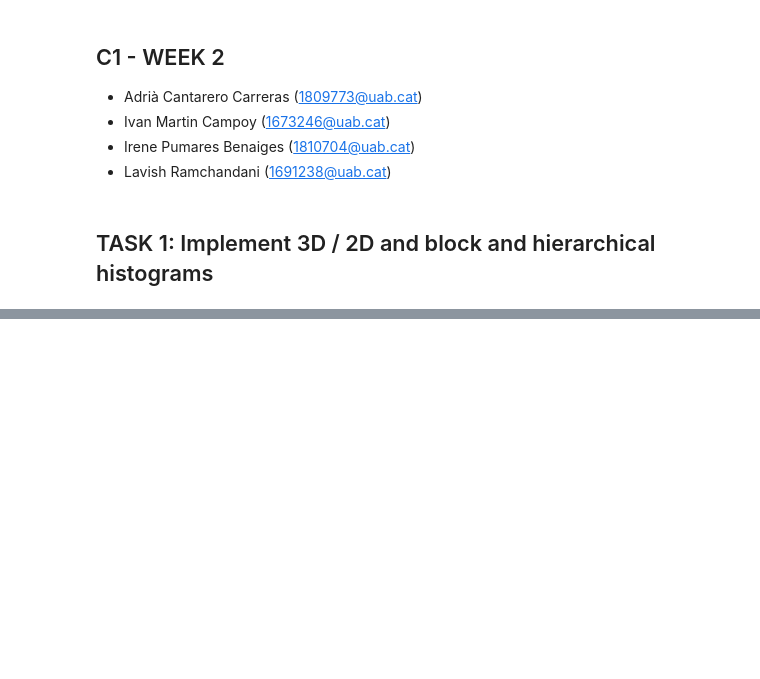
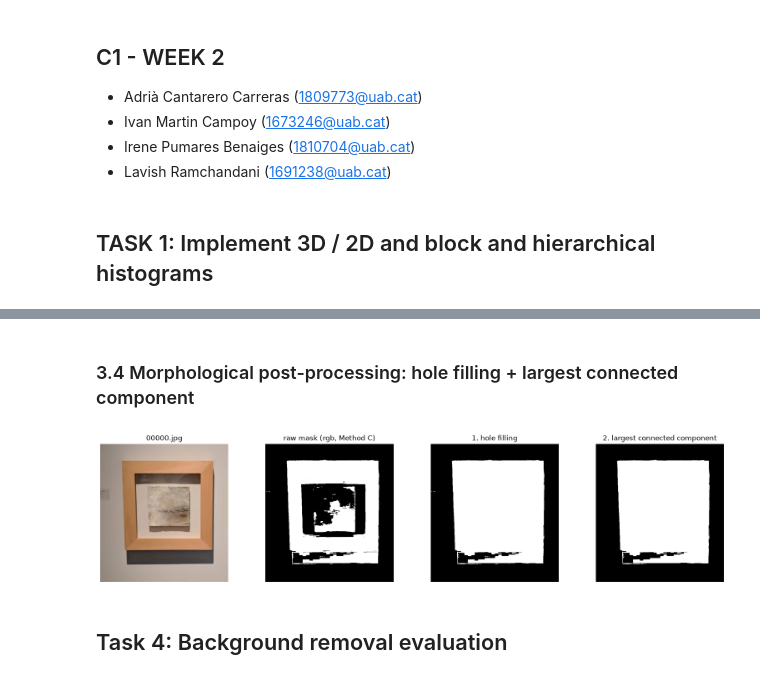
Before and after one commit to MCV-2026-C1-Project/Team-2, a Jupyter notebook: C1_week2.ipynb, the cells around one changed output, grey strips where cells are left out. Drawn from its saved outputs; the diff is of its cells as text; code cells hidden in the pictures; blank space fills up the shorter version.

```diff
--- a/C1_week2.ipynb
+++ b/C1_week2.ipynb
@@ -647,0 +793,51 @@ Extracting descriptors for QSD1-W2 using the best W2 model...
+# %% [markdown]
+### 3.4 Morphological post-processing: hole filling + largest connected component
+# %%
+POST_MODES = ["none", "fill+lcc"]
+
+def fill_holes(mask):
+    #G&W 9.5.9: flood the background from the border; whatever background is not reached is a hole
+    padded = np.pad(mask.astype(np.uint8), 1, constant_values=0)   #padding guarantees (0,0) is background
+    ff_mask = np.zeros((padded.shape[0] + 2, padded.shape[1] + 2), np.uint8)
+    cv2.floodFill(padded, ff_mask, (0, 0), 1)
+    holes = padded[1:-1, 1:-1] == 0
+    return mask.astype(bool) | holes
+
+def largest_component(mask):
+    n, labels, stats, _ = cv2.connectedComponentsWithStats(mask.astype(np.uint8), connectivity=8)
+    if n <= 1:                     #only background
+        return mask.astype(bool)
+    biggest = 1 + np.argmax(stats[1:, cv2.CC_STAT_AREA])
+    return labels == biggest
+
+def postprocess_mask(mask, mode="fill+lcc"):
+    if mode == "none":
+        return mask.astype(bool)
+    m = largest_component(fill_holes(mask))
+    if not m.any():                #nothing detected: fall back to the whole image
+        m = np.ones_like(m, dtype=bool)
+    return m
+
+def segment_painting(image, space="rgb", method="C", params=None, post="fill+lcc"):
+    #full Task 3 pipeline for one image -> uint8 mask (0/255), same size as the image
+    params = EXAMPLE_PARAMS[space][method] if params is None else params
+    model = background_model(image, space)
+    return postprocess_mask(raw_mask(model, method, params), post).astype(np.uint8) * 255
+
+#----------------------------------------------------------------------------------
+#example: effect of each step (normalised rgb, Method C, example parameters)
+raw_ex = raw_mask(model_rgb_ex, "C", EXAMPLE_PARAMS["rgb"]["C"])
+filled_ex = fill_holes(raw_ex)
+steps = {"raw mask (rgb, Method C)": raw_ex, "1. hole filling": filled_ex,
+         "2. largest connected component": largest_component(filled_ex)}
+
+fig, axes = plt.subplots(1, len(steps) + 1, figsize=(16, 3.8))
+axes[0].imshow(ex_rgb); axes[0].set_title(qsd2_files[0])
+for ax, (name, m) in zip(axes[1:], steps.items()):
+    ax.imshow(m, cmap="gray"); ax.set_title(name)
+for ax in axes: ax.axis("off")
+plt.tight_layout(); plt.show()
+# %% [output]
+[figure, added]
+# %% [markdown]
+## Task 4: Background removal evaluation
```
Also changed, not shown: parts of 20 cells of this notebook, 8 other files.
